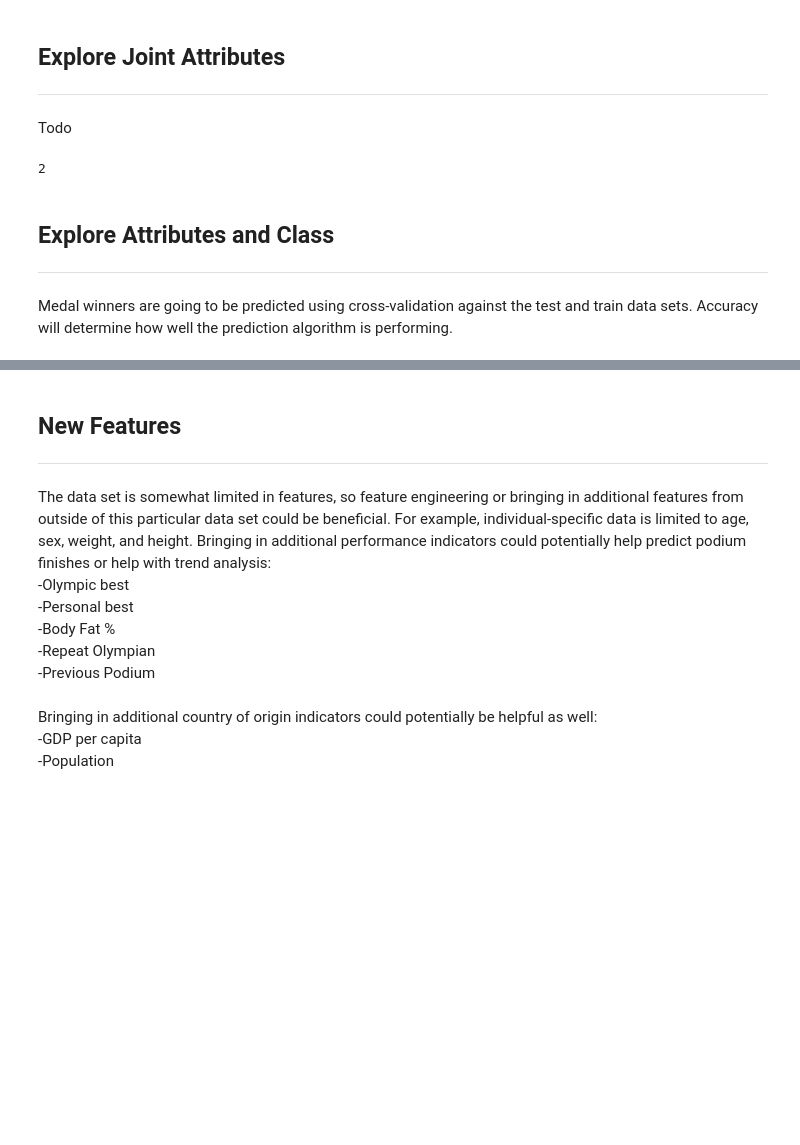
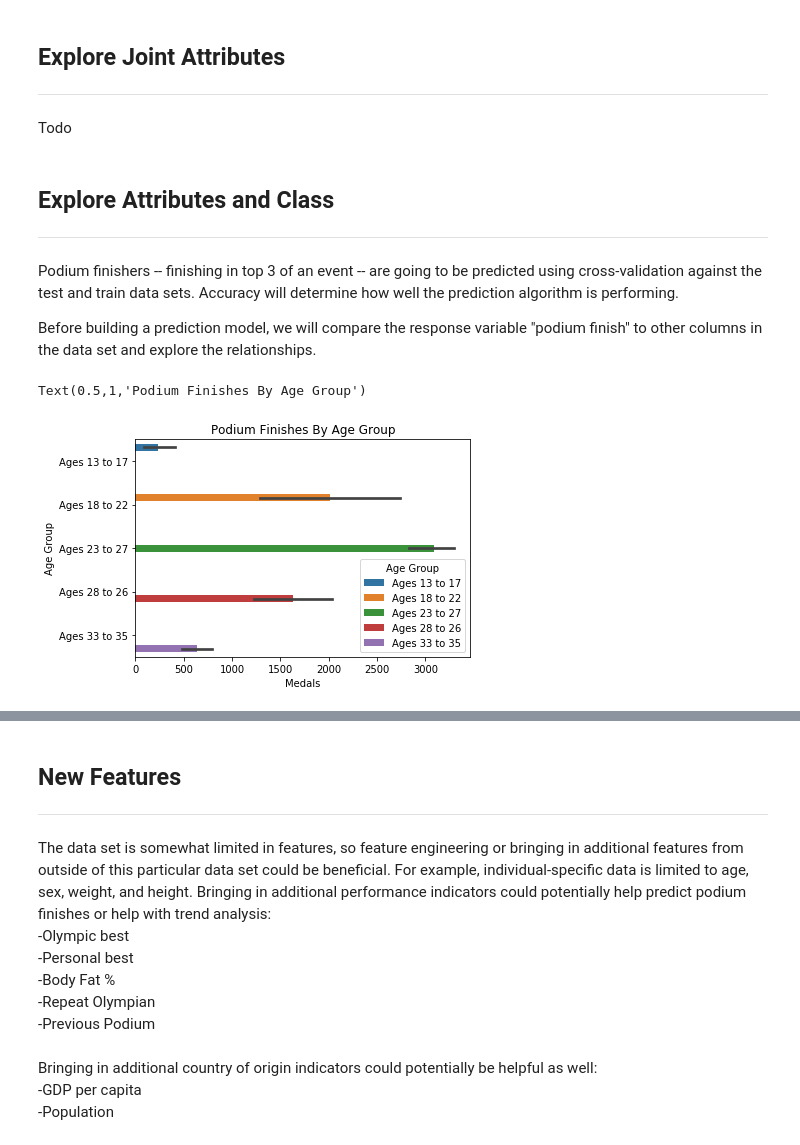
Before and after one commit to i4a/olympics, a Jupyter notebook: LabAssignmentOne.ipynb, the cells around one changed output, grey strips where cells are left out. Drawn from its saved outputs; the diff is of its cells as text; code cells hidden in the pictures; blank space fills up the shorter version.

```diff
--- a/LabAssignmentOne.ipynb
+++ b/LabAssignmentOne.ipynb
@@ -53,11 +59,9 @@ Todo
 ## Explore Joint Attributes
 ---
 Todo
-# %%
-1+1
-# %% [output]
-2
 # %% [markdown]
 ## Explore Attributes and Class
 ---
-Medal winners are going to be predicted using cross-validation against the test and train data sets. Accuracy will determine how well the prediction algorithm is performing.
+Podium finishers -- finishing in top 3 of an event -- are going to be predicted using cross-validation against the test and train data sets. Accuracy will determine how well the prediction algorithm is performing.
+
+Before building a prediction model, we will compare the response variable "podium finish" to other columns in the data set and explore the relationships.
@@ -63,0 +70,20 @@ Medal winners are going to be predicted using cross-validation against the test
+# %%
+def form_age_group2(age):
+    if age >= 13 and age <= 17:
+        return 'Ages 13 to 17'
+    elif age >= 18 and age <= 22:
+        return 'Ages 18 to 22'
+    elif age >= 23 and age <= 27:
+        return 'Ages 23 to 27'
+    elif age >= 28 and age <= 32:
+        return 'Ages 28 to 26'
+    elif age >= 33 and age <= 35:
+        return 'Ages 33 to 35'
+
+amd['Age Group'] = amd['Age'].apply(form_age_group2)
+
+sns.barplot(x="Medals", y="Age Group", hue="Age Group", data=amd, orient='h')
+plt.title('Podium Finishes By Age Group')
+# %% [output]
+Text(0.5,1,'Podium Finishes By Age Group')
+[figure, added]
```
Also changed, not shown: parts of 11 cells of this notebook.
